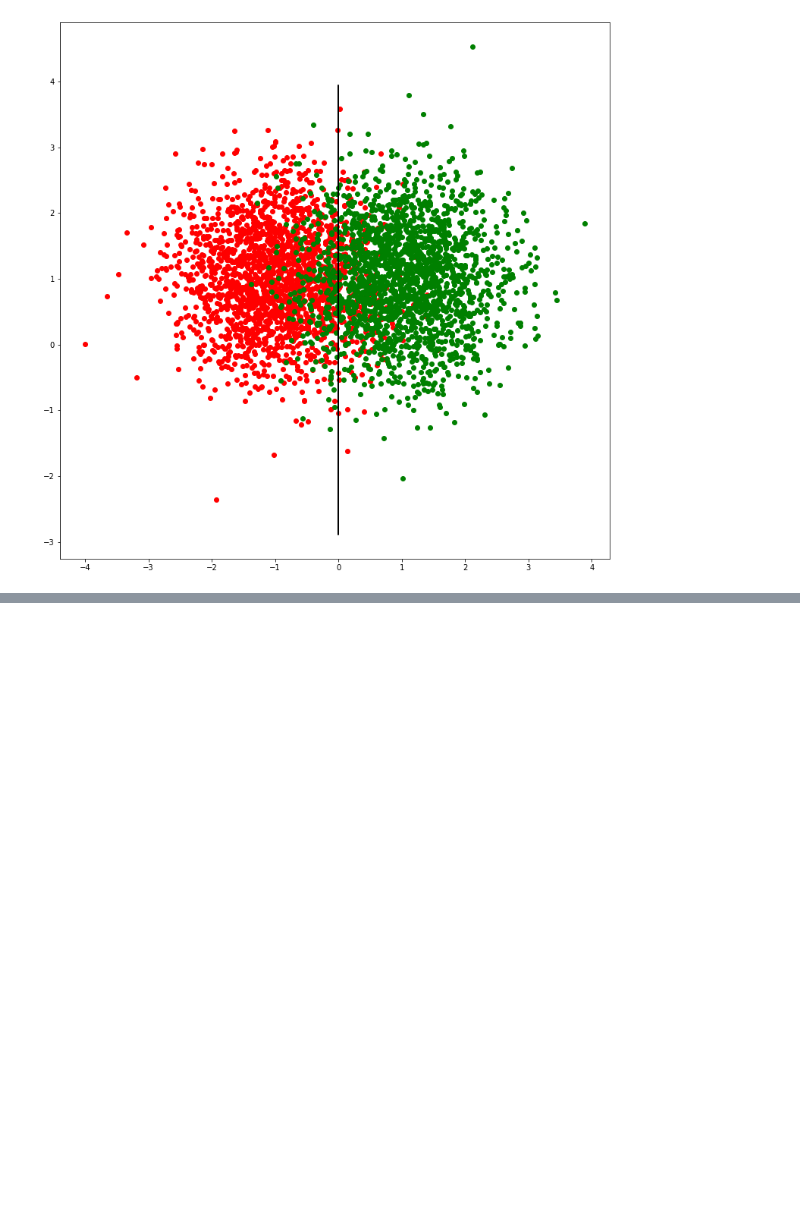
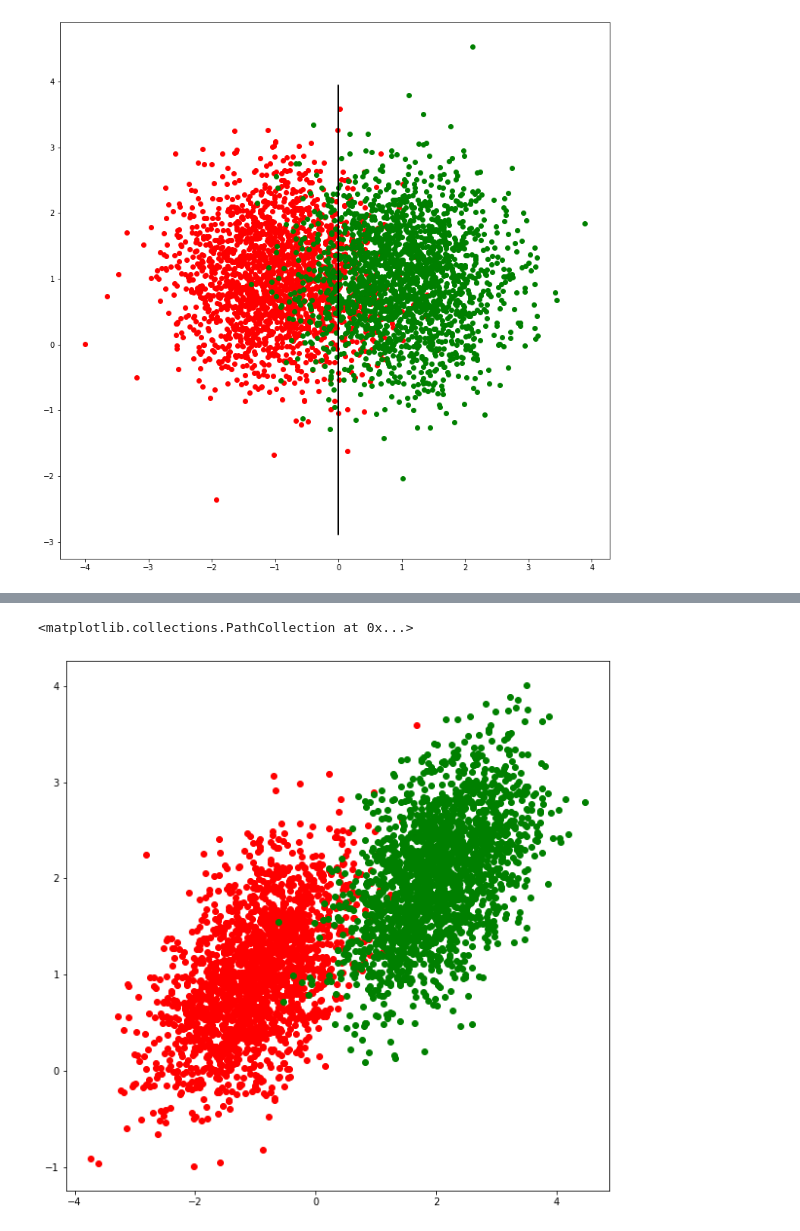
Before and after one commit to Rohanjos97/machine-learning-assignments, a Jupyter notebook: Assignment 5/Assignment5.ipynb, the cells around one changed output, grey strips where cells are left out. Saved outputs shown, nothing was run; the diff lists cells and outputs as text; code cells hidden in the pictures; blank space fills up the shorter version.

```diff
--- a/Assignment 5/Assignment5.ipynb
+++ b/Assignment 5/Assignment5.ipynb
@@ -109,0 +192,7 @@ axes.plot(X, Y, color='black')
+# %%
+mu1 = np.array([-1, 1])
+sd1 = np.array([[0.6, 0.25],
+                [0.25, 0.4]])
+A = np.random.multivariate_normal(mu1, sd1, 2000)
+A = pd.DataFrame(A, columns=['0', '1'])
+A
@@ -109,0 +213,7 @@ axes.plot(X, Y, color='black')
+# %%
+mu2 = np.array([2, 2])
+sd2 = np.array([[0.6, 0.25],
+                [0.25, 0.4]])
+B = np.random.multivariate_normal(mu2, sd2, 2000)
+B = pd.DataFrame(B, columns=['0', '1'])
+B
@@ -109,0 +234,7 @@ axes.plot(X, Y, color='black')
+# %%
+fig, axes = plt.subplots(1, 1, figsize=(10, 10))
+axes.scatter(A['0'], A['1'], color='red')
+axes.scatter(B['0'], B['1'], color='green')
+# %% [output]
+<matplotlib.collections.PathCollection at 0x...>
+[figure, added]
```
Also changed, not shown: parts of 19 cells of this notebook.
